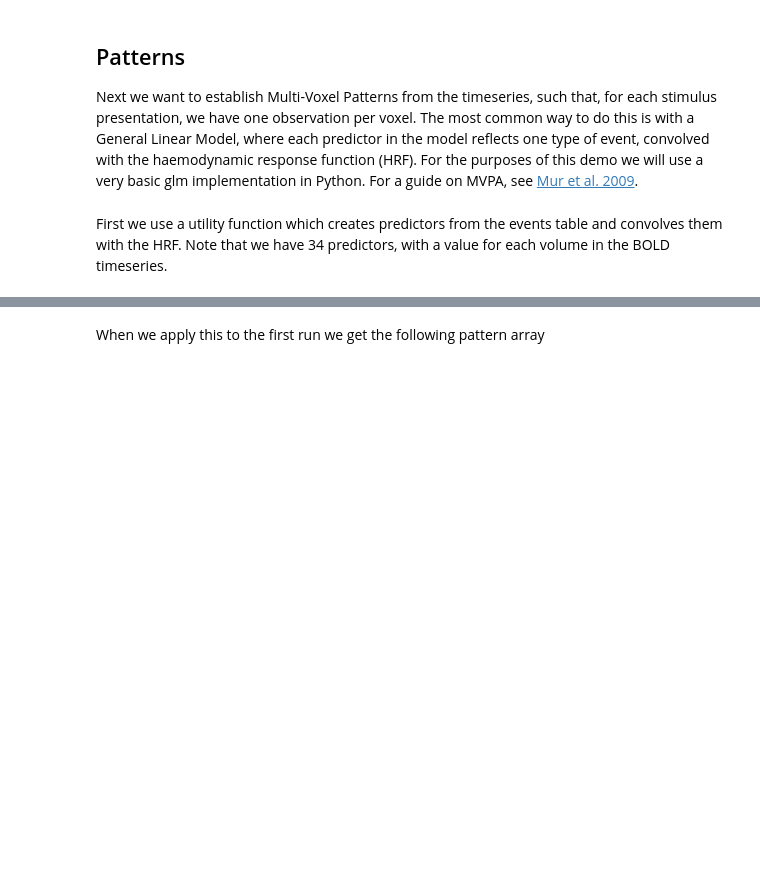
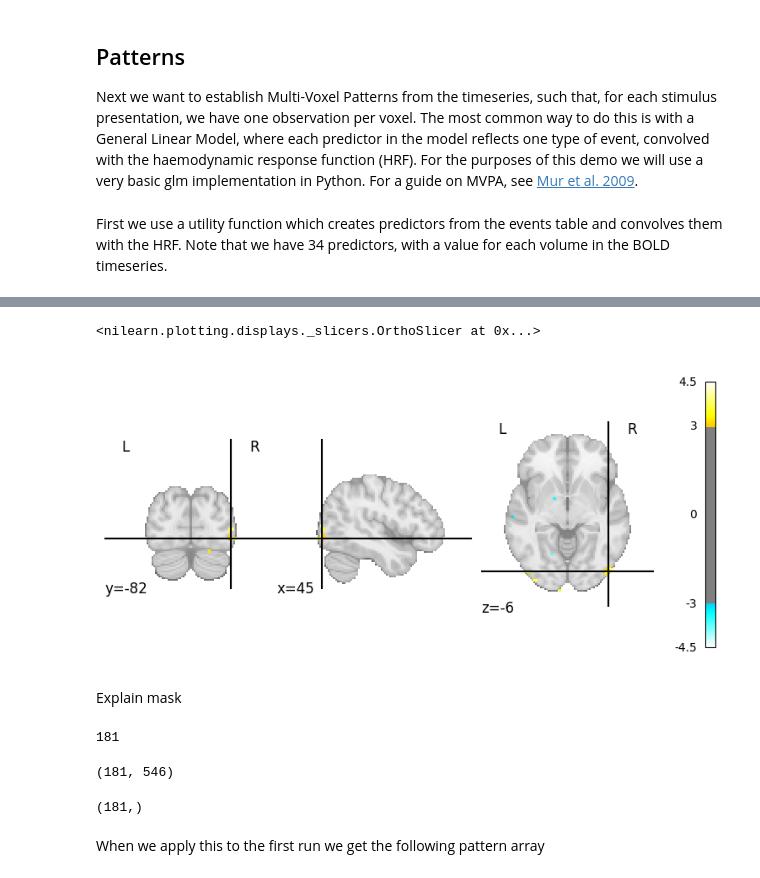
Before and after one commit to rsagroup/rsatoolbox, a Jupyter notebook: demos/demo_fmri_nilearn.ipynb, the cells around one changed output, grey strips where cells are left out. Drawn from its saved outputs; the diff is of its cells as text; code cells hidden in the pictures; blank space fills up the shorter version.

```diff
--- a/demos/demo_fmri_nilearn.ipynb
+++ b/demos/demo_fmri_nilearn.ipynb
@@ -106,0 +104,8 @@ def simple_glm(data, dm):
+# %%
+from nilearn.glm.first_level import FirstLevelModel
+mask_fpath = run.boldFile.get_mri_sibling(desc='brain', suffix='mask').fpath
+glm = FirstLevelModel(
+    mask_img=mask_fpath,
+    minimize_memory=False,
+)
+glm.fit([run.boldFile.fpath], design_matrices=design_matrix)
@@ -107,2 +135,28 @@ def simple_glm(data, dm):
+# %%
+contrast_val = ['image_glove - baseline']
+z_map = glm.compute_contrast(contrast_val, output_type='z_score')
+# %%
+from nilearn.plotting import plot_stat_map
+plot_stat_map(z_map, threshold=3) # bg_img=mean_img
+# %% [output]
+<nilearn.plotting.displays._slicers.OrthoSlicer at 0x...>
+[figure, added]
+# %% [markdown]
+Explain mask
+# %%
+mask_img = nibabel.load('ctx-rh-inferiortemporal.nii.gz')
+it_mask = mask_img.get_fdata().astype(bool)
+it_mask.sum()
+# %% [output]
+181
+# %%
+glm.residuals[0].get_fdata()[it_mask].shape
+# %% [output]
+(181, 546)
+# %%
+it_pattern = z_map.get_fdata()[it_mask]
+it_pattern.shape
+# %% [output]
+(181,)
 # %% [markdown]
 When we apply this to the first run we get the following pattern array
```
Also changed, not shown: parts of 25 cells of this notebook.
